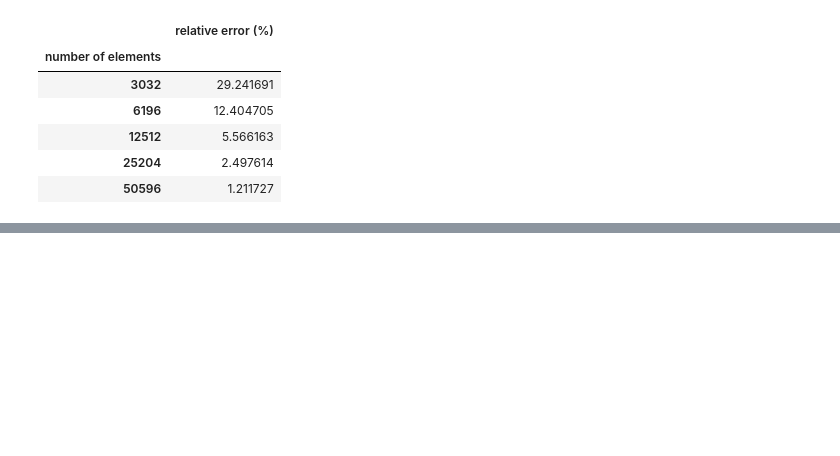
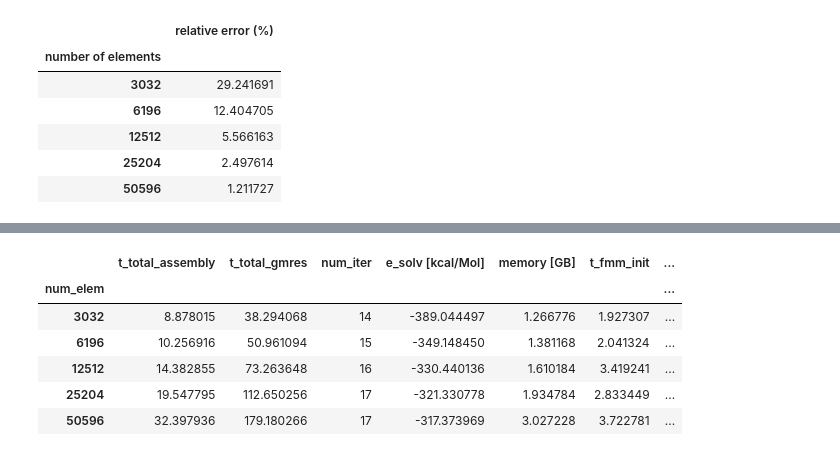
Before and after one commit to barbagroup/bempp_exafmm_paper, a Jupyter notebook: repro-pack/5PTI_convergence.ipynb, the cells around one changed output, grey strips where cells are left out. Cells and saved outputs as stored; diff of their text form; code cells hidden in the pictures; blank space fills up the shorter version.

```diff
--- a/repro-pack/5PTI_convergence.ipynb
+++ b/repro-pack/5PTI_convergence.ipynb
@@ -117,0 +121,10 @@ pd.DataFrame({'number of elements': direct_5PTI_df.index, 'relative error (%)':
+# %%
+juffer_5PTI_df
+# %% [output]
+|  | t_total_assembly | t_total_gmres | num_iter | e_solv [kcal/Mol] | memory [GB] | t_fmm_init | ... |
+| num_elem |  |  |  |  |  |  | ... |
+| 3032 | 8.878015 | 38.294068 | 14 | -389.044497 | 1.266776 | 1.927307 | ... |
+| 6196 | 10.256916 | 50.961094 | 15 | -349.148450 | 1.381168 | 2.041324 | ... |
+| 12512 | 14.382855 | 73.263648 | 16 | -330.440136 | 1.610184 | 3.419241 | ... |
+| 25204 | 19.547795 | 112.650256 | 17 | -321.330778 | 1.934784 | 2.833449 | ... |
+| 50596 | 32.397936 | 179.180266 | 17 | -317.373969 | 3.027228 | 3.722781 | ... |
```
Also changed, not shown: parts of 14 cells of this notebook, 10 other files.
